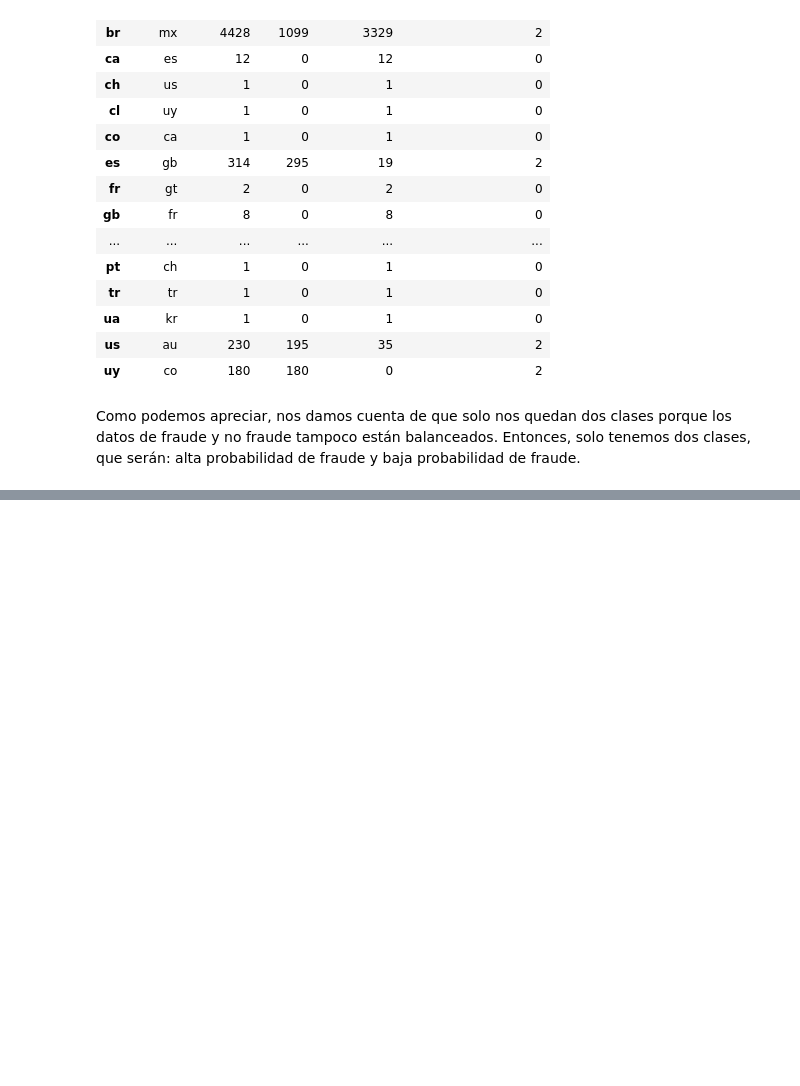
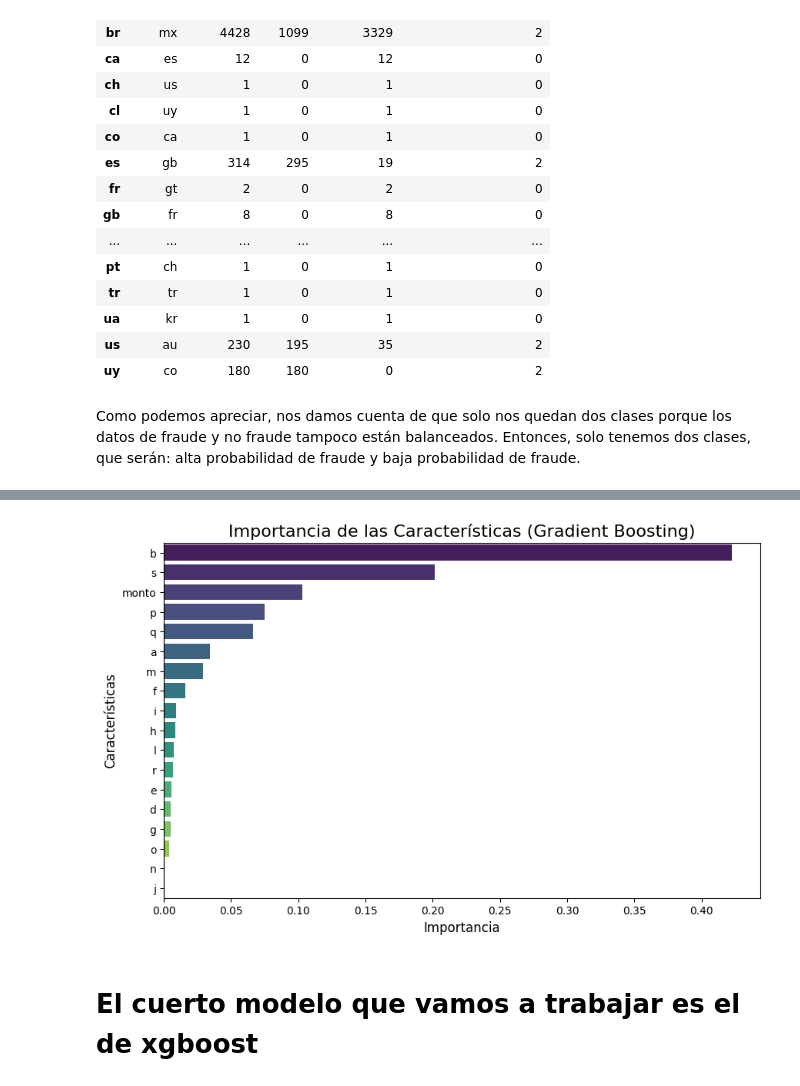
Before and after one commit to awitadelulo/Final_machine_learning_bc, a Jupyter notebook: Final_machine_learning_jhonatan.ipynb, the cells around one changed output, grey strips where cells are left out. Cells and saved outputs as stored; diff of their text form; code cells hidden in the pictures; blank space fills up the shorter version.

```diff
--- a/Final_machine_learning_jhonatan.ipynb
+++ b/Final_machine_learning_jhonatan.ipynb
@@ -512,0 +670,8 @@ Como podemos apreciar, nos damos cuenta de que solo nos quedan dos clases porque
+# %%
+model_Gradient_Boost= gradient_boost_model() # tengo datos definidos por default
+model_Gradient_Boost_fit=random_forest_fit(data_train=data_train_80, data_train_target=target_train_80, model=model_Gradient_Boost)
+plot_importance_GB(data=data_train_80, model_fit=model_Gradient_Boost_fit)
+# %% [output]
+[figure, added]
+# %% [markdown]
+# El cuerto modelo que vamos a trabajar es el de xgboost
```
Also changed, not shown: parts of 30 cells of this notebook, 7 other files.
